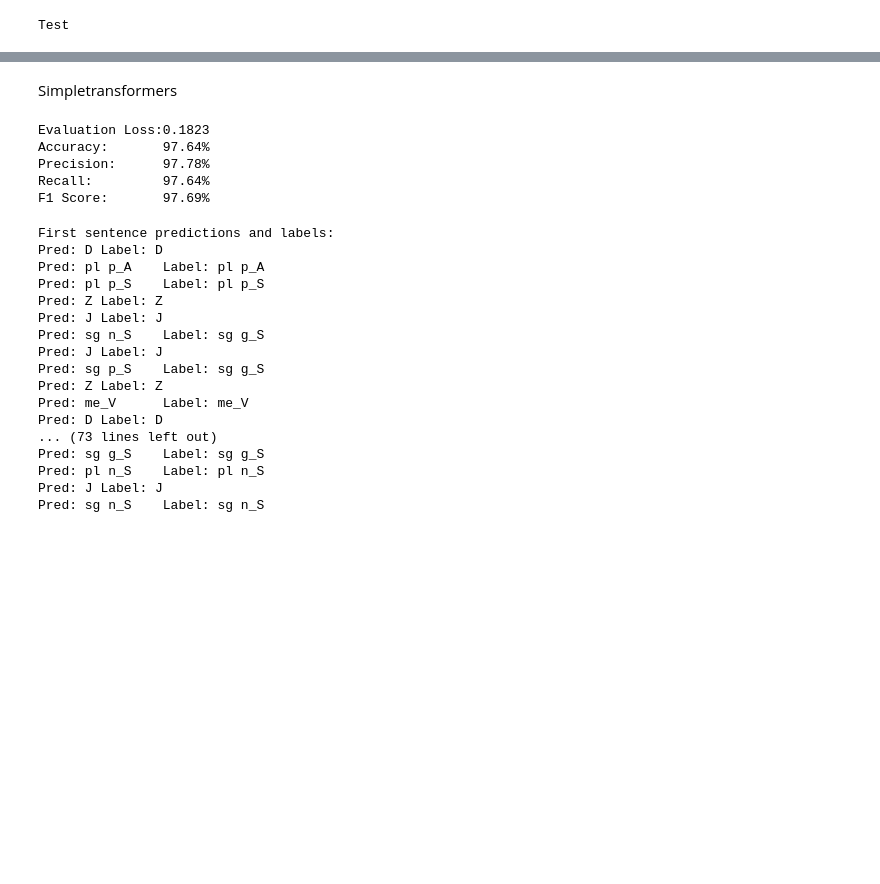
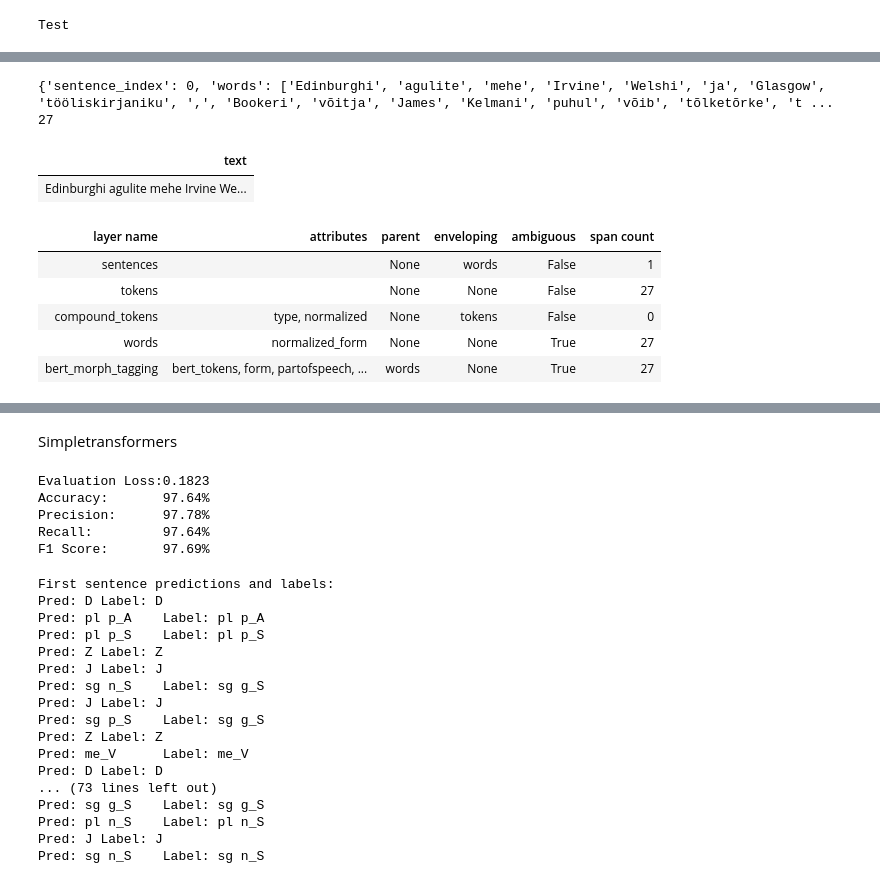
Before and after one commit to SanderSaska/EstNLTK_model_training, a Jupyter notebook: notebooks/testing.ipynb, the cells around one changed output, grey strips where cells are left out. Saved outputs shown, nothing was run; the diff lists cells and outputs as text; code cells hidden in the pictures; blank space fills up the shorter version.

```diff
--- a/notebooks/testing.ipynb
+++ b/notebooks/testing.ipynb
@@ -28,0 +165,20 @@ vocab_file: None
+# %%
+print(outputs["sentences"][0])
+print(len(outputs["sentences"][0]["word_tokens"]))
+# %% [output]
+{'sentence_index': 0, 'words': ['Edinburghi', 'agulite', 'mehe', 'Irvine', 'Welshi', 'ja', 'Glasgow', 'tööliskirjaniku', ',', 'Bookeri', 'võitja', 'James', 'Kelmani', 'puhul', 'võib', 'tõlketõrke', 't ...
+27
+# %%
+from scripts.model.bert_morph_tagger import (
+    BertMorphTagger,
+    _split_sentence_into_smaller_chunks,
+)
+import estnltk
+
+import importlib
+import scripts.model.bert_morph_tagger as bmt_module
+
+importlib.reload(bmt_module)
+BertMorphTagger = bmt_module.BertMorphTagger
+# %%
+bmt = BertMorphTagger(model_location=str(baseline_model_path))
@@ -28,0 +189,15 @@ vocab_file: None
+# %%
+sentence_0 = sentences_texts[0]
+text = estnltk.Text(sentence_0)
+text.tag_layer("sentences")
+# text.add_layer(bmt.make_layer(text))
+bmt.tag(text)
+# %% [output]
+| text |
+| Edinburghi agulite mehe Irvine We... |
+| layer name | attributes | parent | enveloping | ambiguous | span count |
+| sentences |  | None | words | False | 1 |
+| tokens |  | None | None | False | 27 |
+| compound_tokens | type, normalized | None | tokens | False | 0 |
+| words | normalized_form | None | None | True | 27 |
+| bert_morph_tagging | bert_tokens, form, partofspeech, ... | words | None | True | 27 |
```
Also changed, not shown: parts of 35 cells of this notebook, 2 other files.
